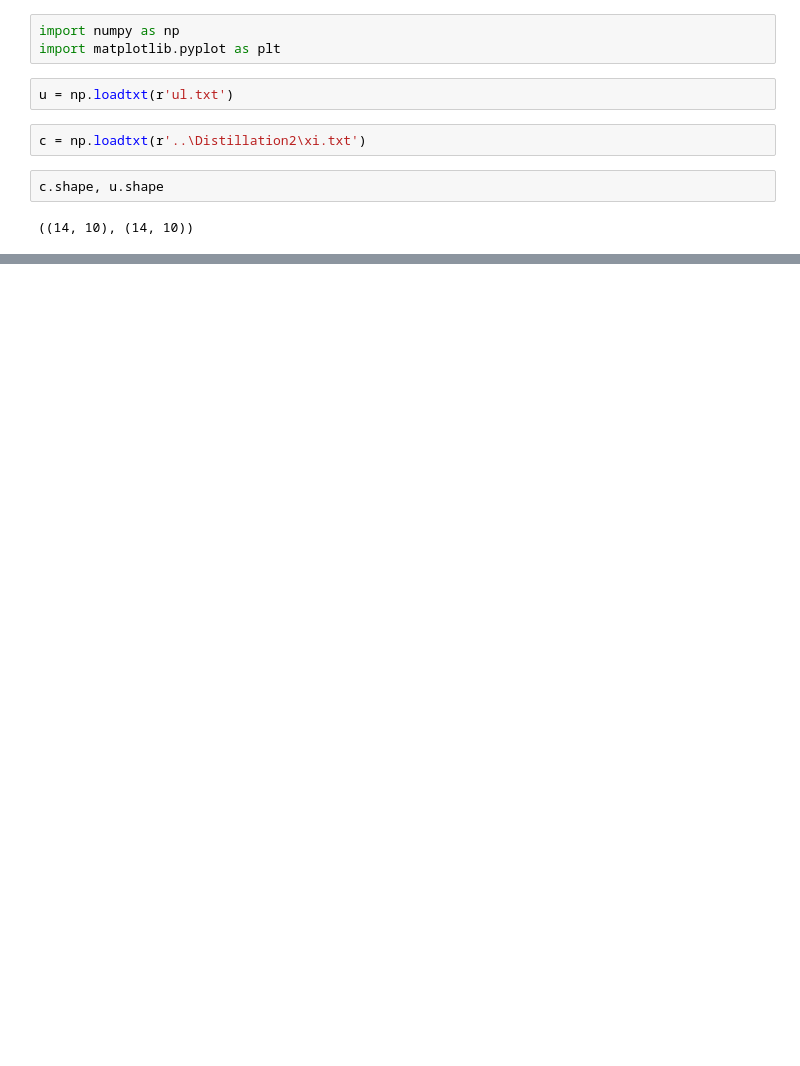
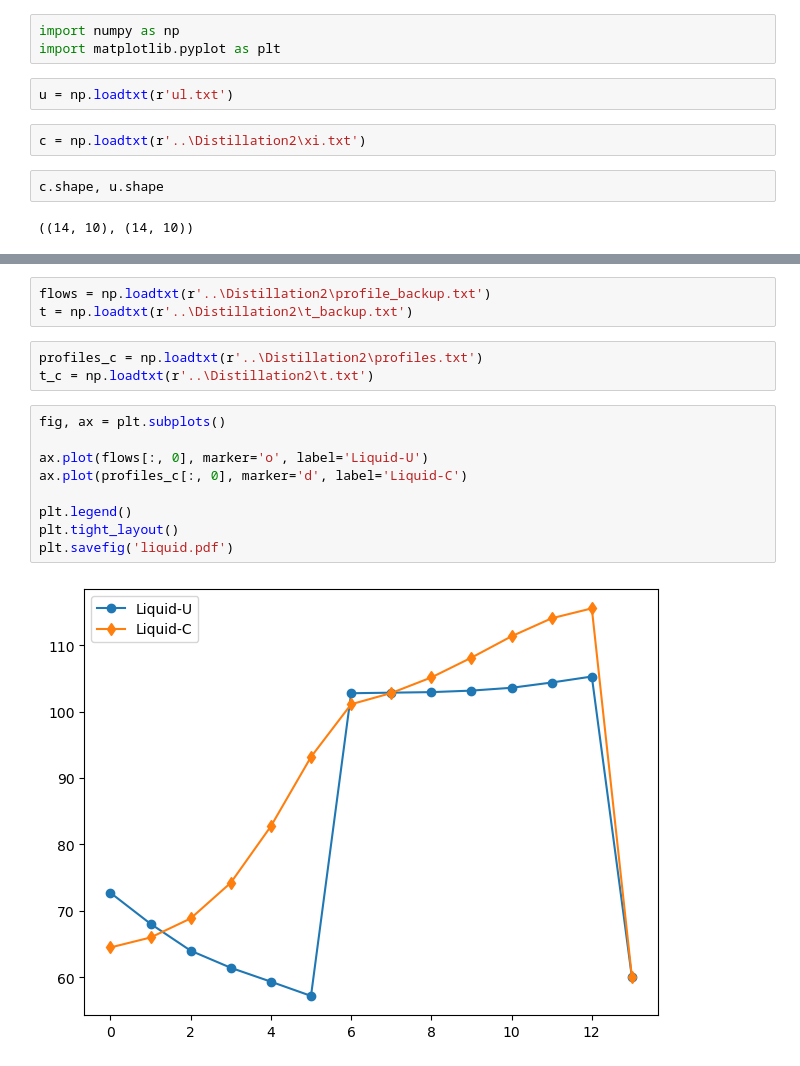
Before and after one commit to VChuzlov/My_Project, a Jupyter notebook: plots.ipynb, the cells around one changed output, grey strips where cells are left out. Drawn from its saved outputs; the diff is of its cells as text; blank space fills up the shorter version.

```diff
--- a/plots.ipynb
+++ b/plots.ipynb
@@ -38,0 +40,17 @@ plt.tight_layout()
+# %%
+flows = np.loadtxt(r'..\Distillation2\profile_backup.txt')
+t = np.loadtxt(r'..\Distillation2\t_backup.txt')
+# %%
+profiles_c = np.loadtxt(r'..\Distillation2\profiles.txt')
+t_c = np.loadtxt(r'..\Distillation2\t.txt')
+# %%
+fig, ax = plt.subplots()
+
+ax.plot(flows[:, 0], marker='o', label='Liquid-U')
+ax.plot(profiles_c[:, 0], marker='d', label='Liquid-C')
+
+plt.legend()
+plt.tight_layout()
+plt.savefig('liquid.pdf')
+# %% [output]
+[figure, added]
```
Also changed, not shown: parts of 4 cells of this notebook, 6 other files.
